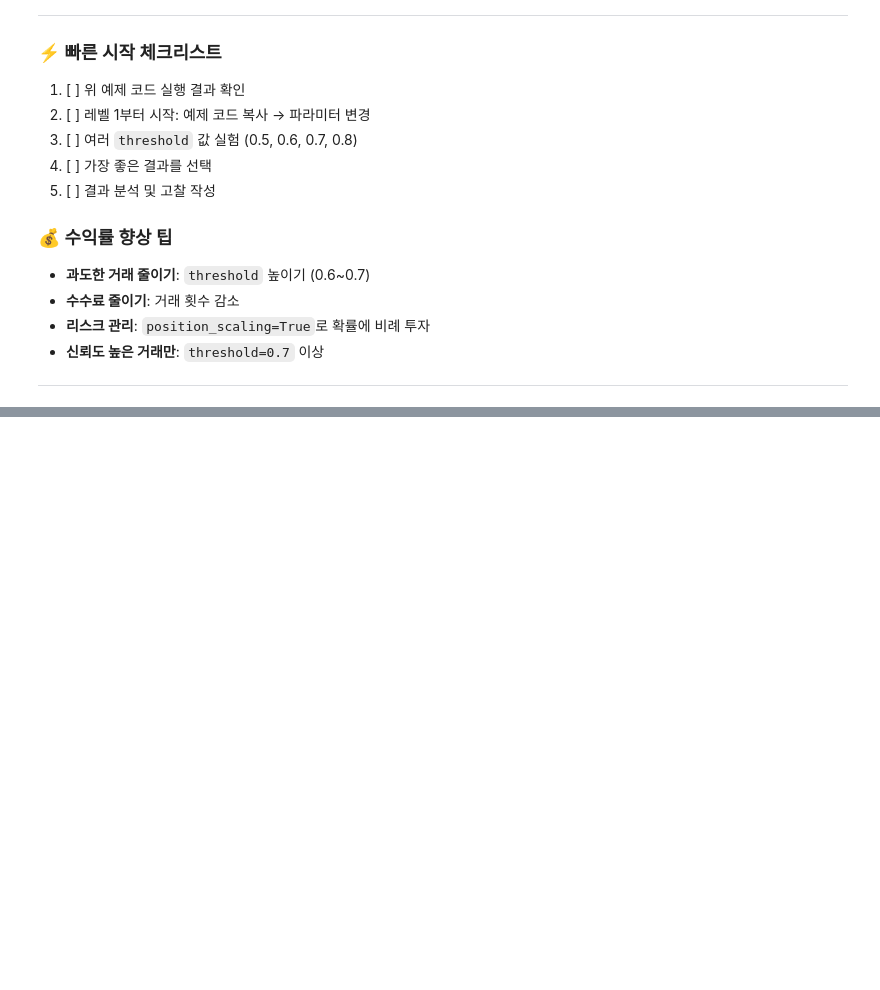
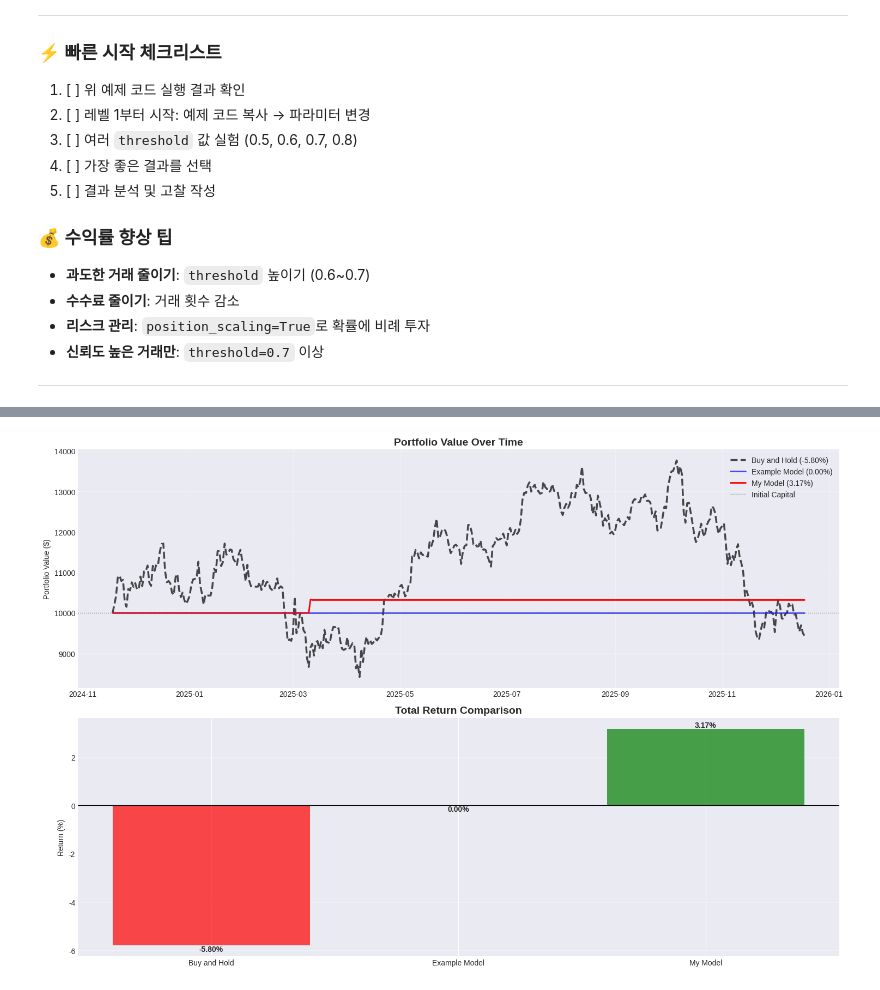
Before and after one commit to 5636028-cmyk/TimeSeriesForecastingTest, a Jupyter notebook: assignment_notebook.ipynb, the cells around one changed output, grey strips where cells are left out. Drawn from its saved outputs; the diff is of its cells as text; code cells hidden in the pictures; blank space fills up the shorter version.

```diff
--- a/assignment_notebook.ipynb
+++ b/assignment_notebook.ipynb
@@ -396,7 +460,7 @@ print(f"\n평균 상승 확률: {example_prob.mean():.2%}")
 # 확률 기반 트레이딩 전략
 def simulate_probability_trading(predictions_prob, actual_prices, dates,
                                  initial_capital=10000, transaction_fee=0.001,
-                                 threshold=0.5, position_scaling=True):
+                                 threshold=0.55, position_scaling=True): #임계값 수정 기존 0.5->0.55
     """
     확률 기반 트레이딩 시뮬레이션
 
@@ -858,38 +1002,40 @@ class MyTradingModel(nn.Module):
 # %%
 # TODO: 최종 결과 비교 (주석 해제 후 사용)
 
-# fig, axes = plt.subplots(2, 1, figsize=(15, 10))
+fig, axes = plt.subplots(2, 1, figsize=(15, 10))
 
 # # 포트폴리오 가치
-# axes[0].plot(test_dates_aligned, buy_hold_portfolio,
-#             label=f"Buy and Hold ({buy_hold_return:.2f}%)",
-#             linewidth=2.5, linestyle="--", color="black", alpha=0.7)
-# axes[0].plot(test_dates_aligned, example_result_prob["portfolio_values"],
-#             label=f"Example Model ({example_result_prob['total_return']:.2f}%)",
-#             linewidth=2, color="blue", alpha=0.7)
-# axes[0].plot(test_dates_aligned, my_result["portfolio_values"],
-#             label=f"My Model ({my_result['total_return']:.2f}%)",
-#             linewidth=2, color="red")
-# axes[0].axhline(y=10000, color="gray", linestyle=":", linewidth=1, label="Initial Capital")
-# axes[0].set_title("Portfolio Value Over Time", fontsize=14, fontweight="bold")
-# axes[0].set_ylabel("Portfolio Value ($)")
-# axes[0].legend()
-# axes[0].grid(True, alpha=0.3)
+axes[0].plot(test_dates_aligned, buy_hold_portfolio,
+            label=f"Buy and Hold ({buy_hold_return:.2f}%)",
+            linewidth=2.5, linestyle="--", color="black", alpha=0.7)
+axes[0].plot(test_dates_aligned, example_result_prob["portfolio_values"],
+            label=f"Example Model ({example_result_prob['total_return']:.2f}%)",
+            linewidth=2, color="blue", alpha=0.7)
+axes[0].plot(test_dates_aligned, my_result["portfolio_values"],
+            label=f"My Model ({my_result['total_return']:.2f}%)",
+            linewidth=2, color="red")
+axes[0].axhline(y=10000, color="gray", linestyle=":", linewidth=1, label="Initial Capital")
+axes[0].set_title("Portfolio Value Over Time", fontsize=14, fontweight="bold")
+axes[0].set_ylabel("Portfolio Value ($)")
+axes[0].legend()
+axes[0].grid(True, alpha=0.3)
 
 # # 수익률 비교
-# strategies = ["Buy and Hold", "Example Model", "My Model"]
-# returns = [buy_hold_return, example_result_prob['total_return'], my_result['total_return']]
-# colors = ['green' if r > 0 else 'red' for r in returns]
+strategies = ["Buy and Hold", "Example Model", "My Model"]
+returns = [buy_hold_return, example_result_prob['total_return'], my_result['total_return']]
+colors = ['green' if r > 0 else 'red' for r in returns]
 
-# axes[1].bar(strategies, returns, color=colors, alpha=0.7)
-# axes[1].axhline(y=0, color="black", linestyle="-", linewidth=1)
-# axes[1].set_title("Total Return Comparison", fontsize=14, fontweight="bold")
-# axes[1].set_ylabel("Return (%)")
-# axes[1].grid(axis="y", alpha=0.3)
+axes[1].bar(strategies, returns, color=colors, alpha=0.7)
+axes[1].axhline(y=0, color="black", linestyle="-", linewidth=1)
+axes[1].set_title("Total Return Comparison", fontsize=14, fontweight="bold")
+axes[1].set_ylabel("Return (%)")
+axes[1].grid(axis="y", alpha=0.3)
 
-# for i, (strategy, ret) in enumerate(zip(strategies, returns)):
-#     axes[1].text(i, ret, f'{ret:.2f}%', ha='center',
-#                 va='bottom' if ret > 0 else 'top', fontweight='bold')
+for i, (strategy, ret) in enumerate(zip(strategies, returns)):
+    axes[1].text(i, ret, f'{ret:.2f}%', ha='center',
+                va='bottom' if ret > 0 else 'top', fontweight='bold')
 
-# plt.tight_layout()
-# plt.show()
+plt.tight_layout()
+plt.show()
+# %% [output]
+[figure, added]
```
Also changed, not shown: parts of 27 cells of this notebook.
